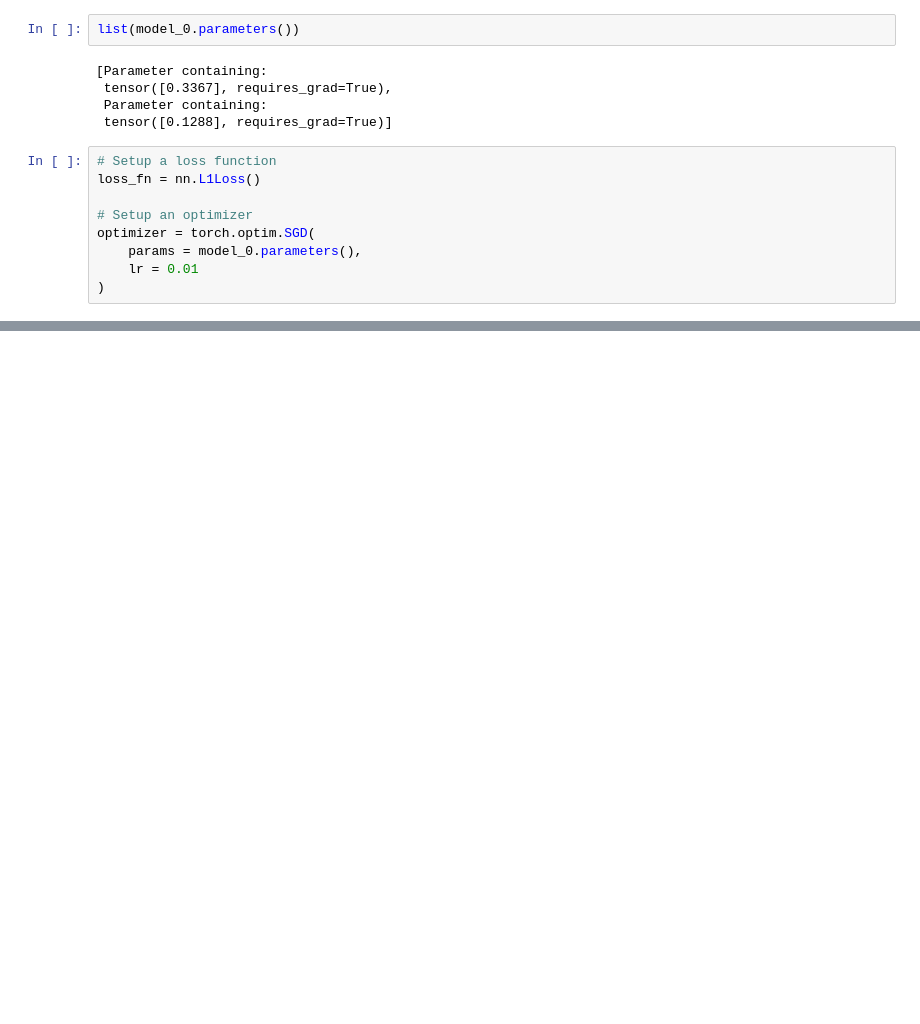
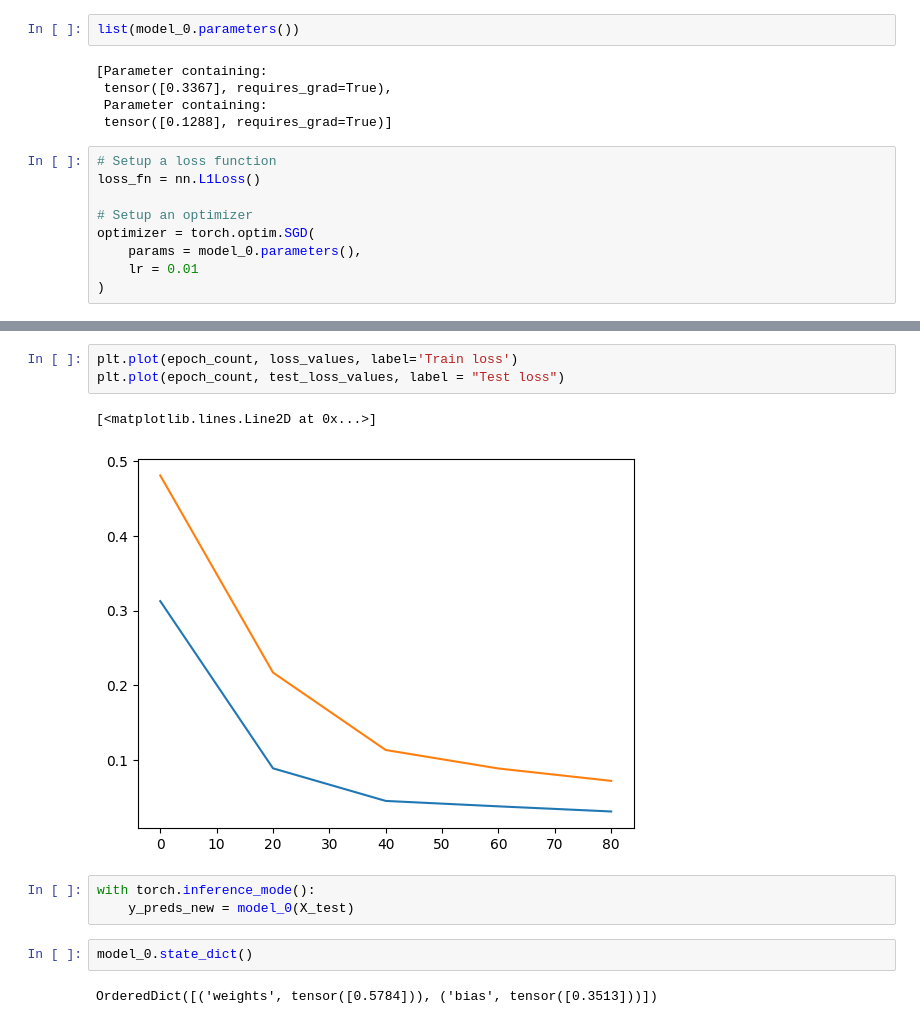
Before and after one commit to russkiyximik/pytorch-fundamentals, a Jupyter notebook: 01.ipynb, the cells around one changed output, grey strips where cells are left out. Drawn from its saved outputs; the diff is of its cells as text; blank space fills up the shorter version.

Commit message:
PyTorch fundamentals done

```diff
--- a/01.ipynb
+++ b/01.ipynb
@@ -166,0 +248,13 @@ optimizer = torch.optim.SGD(
+# %%
+plt.plot(epoch_count, loss_values, label='Train loss')
+plt.plot(epoch_count, test_loss_values, label = "Test loss")
+# %% [output]
+[<matplotlib.lines.Line2D at 0x...>]
+[figure, added]
+# %%
+with torch.inference_mode():
+    y_preds_new = model_0(X_test)
+# %%
+model_0.state_dict()
+# %% [output]
+OrderedDict([('weights', tensor([0.5784])), ('bias', tensor([0.3513]))])
```
Also changed, not shown: parts of 21 cells of this notebook.
